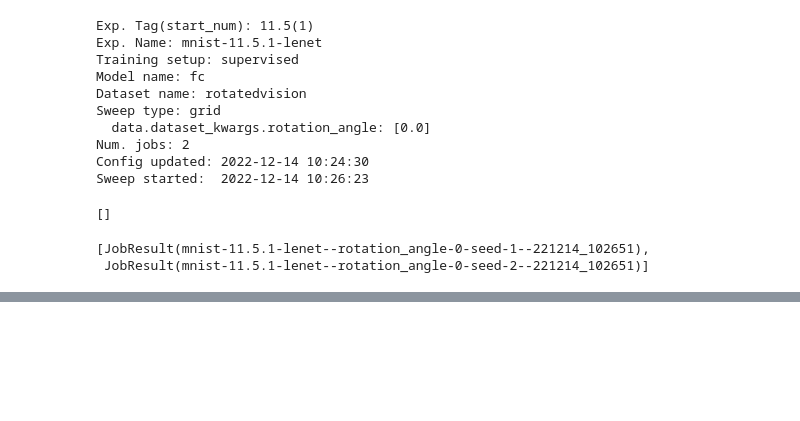
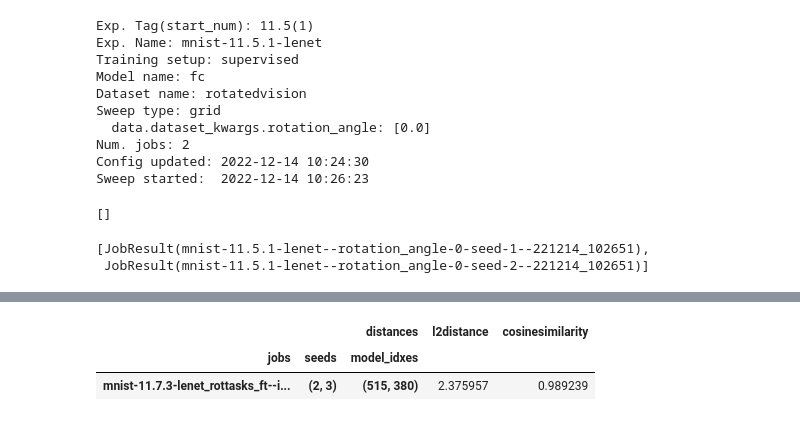
Before and after one commit to maximilianmbeck/erank, a Jupyter notebook: notebooks/11.0.3-linear_interpolation.ipynb, the cells around one changed output, grey strips where cells are left out. Cells and saved outputs as stored; diff of their text form; code cells hidden in the pictures; blank space fills up the shorter version.

```diff
--- a/notebooks/11.0.3-linear_interpolation.ipynb
+++ b/notebooks/11.0.3-linear_interpolation.ipynb
@@ -426,0 +472,6 @@ pprint(res_dict)
+# %%
+distance_df
+# %% [output]
+|  |  | distances | l2distance | cosinesimilarity |
+| jobs | seeds | model_idxes |  |  |
+| mnist-11.7.3-lenet_rottasks_ft--i... | (2, 3) | (515, 380) | 2.375957 | 0.989239 |
```
Also changed, not shown: parts of 13 cells of this notebook, 1 other file.
